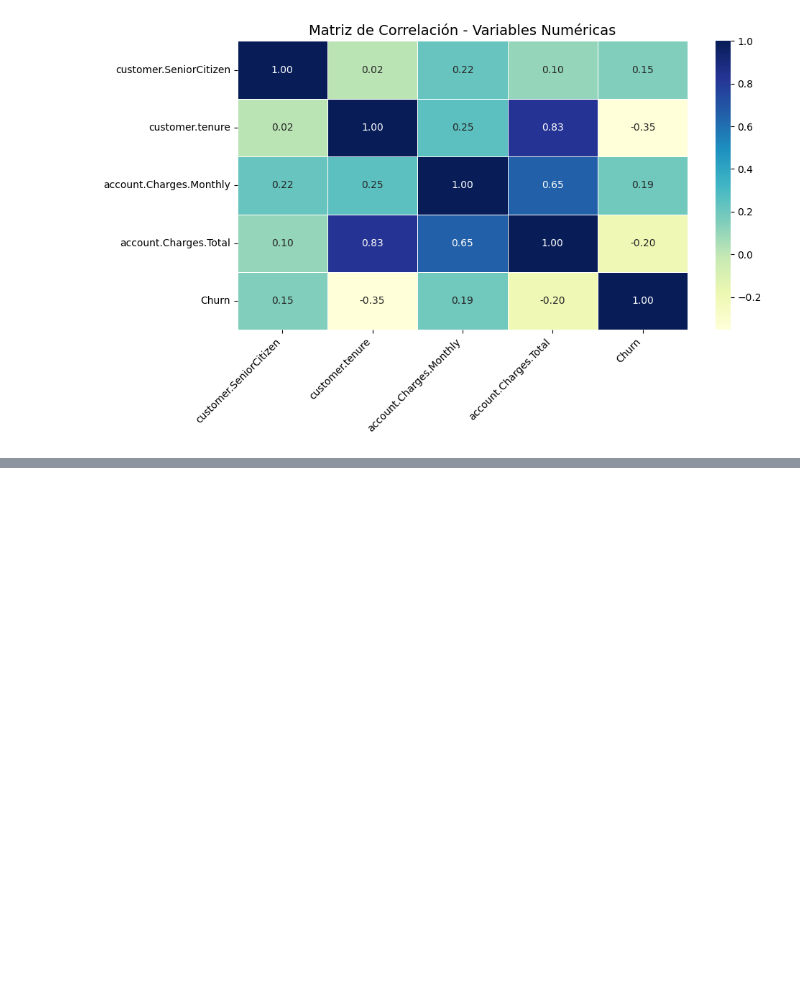
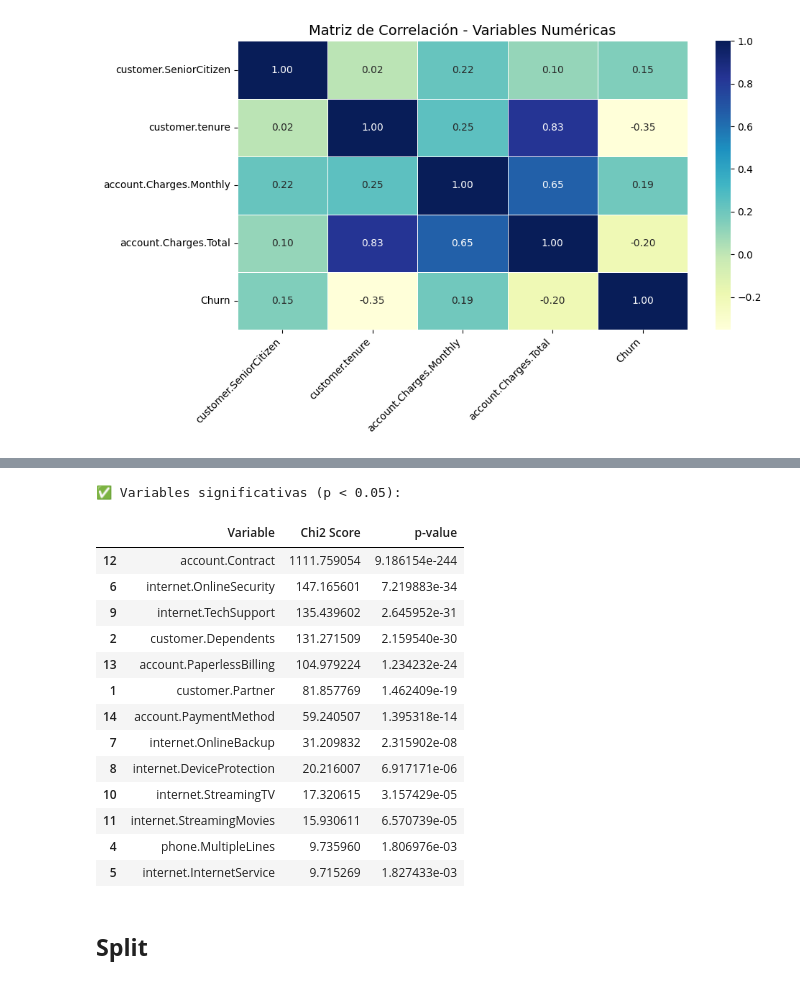
Before and after one commit to aalonsomt/Challenge-TelecomX_2, a Jupyter notebook: TelecomX_2.ipynb, the cells around one changed output, grey strips where cells are left out. Saved outputs shown, nothing was run; the diff lists cells and outputs as text; code cells hidden in the pictures; blank space fills up the shorter version.

```diff
--- a/TelecomX_2.ipynb
+++ b/TelecomX_2.ipynb
@@ -130,0 +231,21 @@ df = df.drop(columns=['account.Charges.Monthly', 'account.Charges.Total'])
+# %%
+significant_vars = chi_df[chi_df["p-value"] < 0.05]
+
+print("\n✅ Variables significativas (p < 0.05):")
+display(significant_vars)
+# %% [output]
+✅ Variables significativas (p < 0.05):
+|  | Variable | Chi2 Score | p-value |
+| 12 | account.Contract | 1111.759054 | 9.186154e-244 |
+| 6 | internet.OnlineSecurity | 147.165601 | 7.219883e-34 |
+| 9 | internet.TechSupport | 135.439602 | 2.645952e-31 |
+| 2 | customer.Dependents | 131.271509 | 2.159540e-30 |
+| 13 | account.PaperlessBilling | 104.979224 | 1.234232e-24 |
+| 1 | customer.Partner | 81.857769 | 1.462409e-19 |
+| 14 | account.PaymentMethod | 59.240507 | 1.395318e-14 |
+| 7 | internet.OnlineBackup | 31.209832 | 2.315902e-08 |
+| 8 | internet.DeviceProtection | 20.216007 | 6.917171e-06 |
+| 10 | internet.StreamingTV | 17.320615 | 3.157429e-05 |
+| 11 | internet.StreamingMovies | 15.930611 | 6.570739e-05 |
+| 4 | phone.MultipleLines | 9.735960 | 1.806976e-03 |
+| 5 | internet.InternetService | 9.715269 | 1.827433e-03 |
@@ -130,0 +255,2 @@ df = df.drop(columns=['account.Charges.Monthly', 'account.Charges.Total'])
+# %% [markdown]
+## **Split**
```
Also changed, not shown: parts of 11 cells of this notebook.
